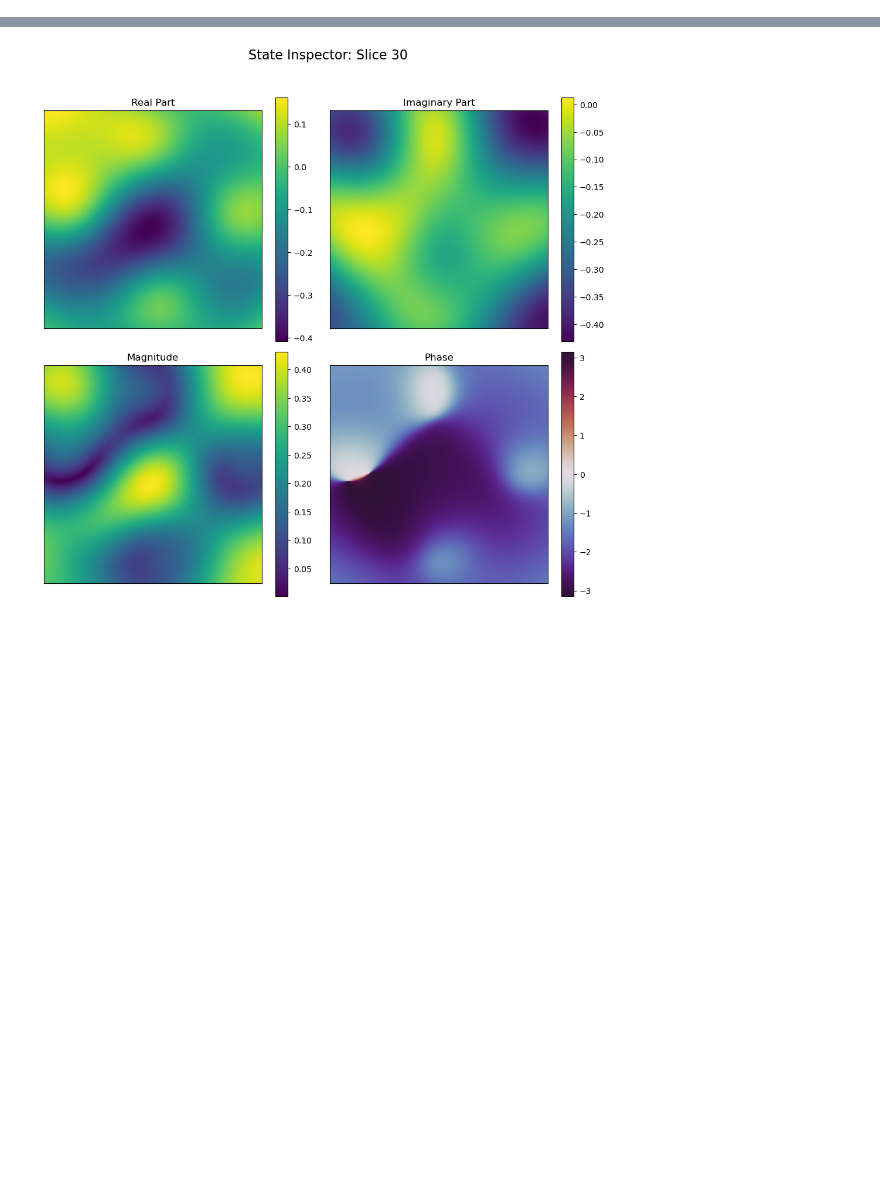
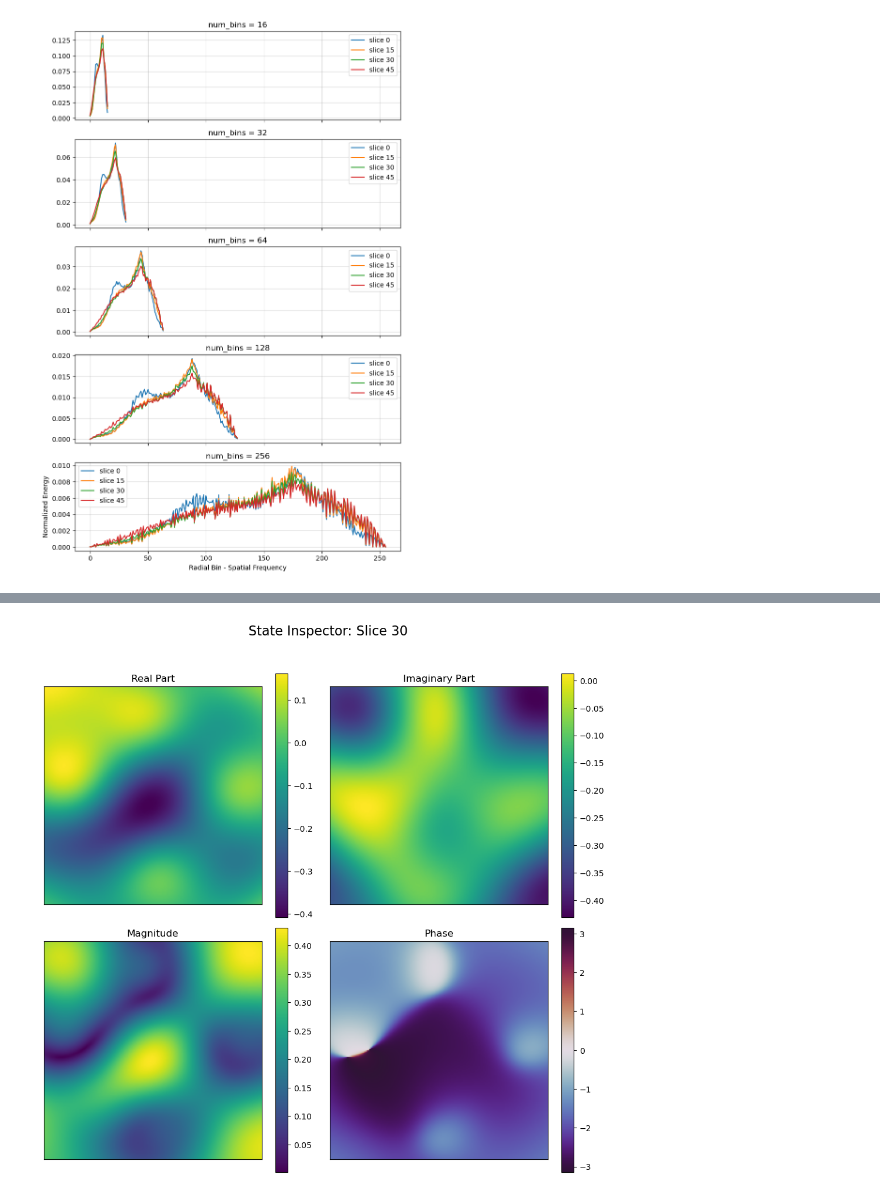
Before and after one commit to Kovaleski-Research-Lab/materials-transformer, a Jupyter notebook: notebooks/metric.ipynb, the cells around one changed output, grey strips where cells are left out. Drawn from its saved outputs; the diff is of its cells as text; code cells hidden in the pictures; blank space fills up the shorter version.

```diff
--- a/notebooks/metric.ipynb
+++ b/notebooks/metric.ipynb
@@ -351,0 +364,30 @@ plot_delta_field_dissimilarity(metrics, nf[0], method='grow')
+# %%
+test_bins = [16, 32, 64, 128, 256]
+fig, axes = plt.subplots(len(test_bins), 1, figsize=(8, 12), sharex=True)
+slices = [0, 15, 30, 45]
+for slc in slices:
+    slice_to_test = nf[0, :, :, :, slc]
+    slice_to_test = torch.complex(slice_to_test[0], slice_to_test[1]) # [166,166]
+
+    h, w = slice_to_test.shape
+    rho, _ = precompute_polar_coordinates(h, w, slice_to_test.device)
+
+    for i, n_bins in enumerate(test_bins):
+        radial_bin_edges = torch.linspace(0, torch.hypot(torch.tensor(h/2),
+                                                        torch.tensor(w/2)).item(),
+                                                        n_bins + 1, device=slice_to_test.device)
+        # Get the radial profile with the test number of bins
+        profile = get_radial_profile(slice_to_test, rho, radial_bin_edges, n_bins)
+        axes[i].plot(profile.cpu().numpy(), label=f'slice {slc}')
+        axes[i].legend()
+        axes[i].set_title(f"num_bins = {n_bins}")
+        axes[i].grid(True, alpha=0.5)
+
+plt.xlabel("Radial Bin - Spatial Frequency")
+plt.ylabel("Normalized Energy")
+#plt.legend()
+plt.tight_layout()
+plt.savefig(f"../results/emd_plots/kRadial_bin_comparison_slice{slice}.png")
+plt.show()
+# %% [output]
+[figure, added]
```
Also changed, not shown: parts of 6 cells of this notebook.
